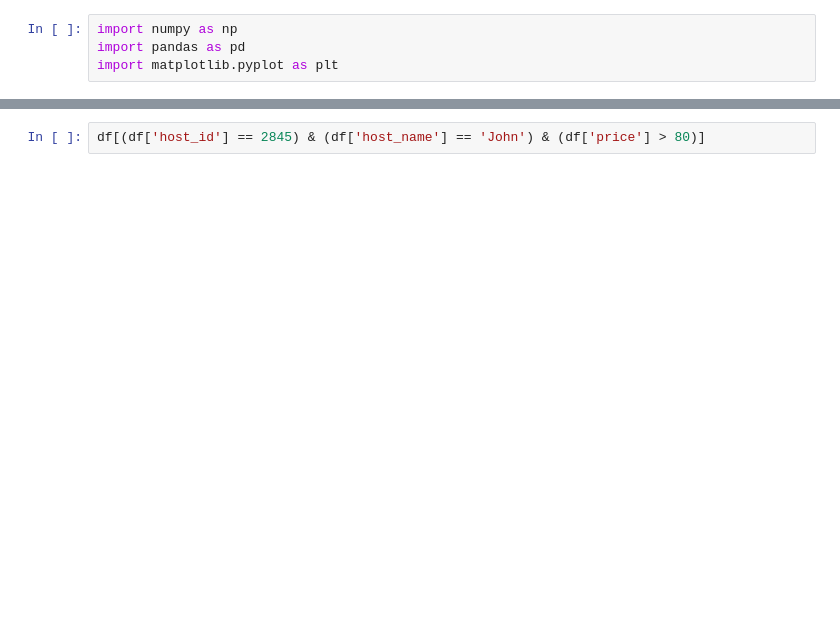
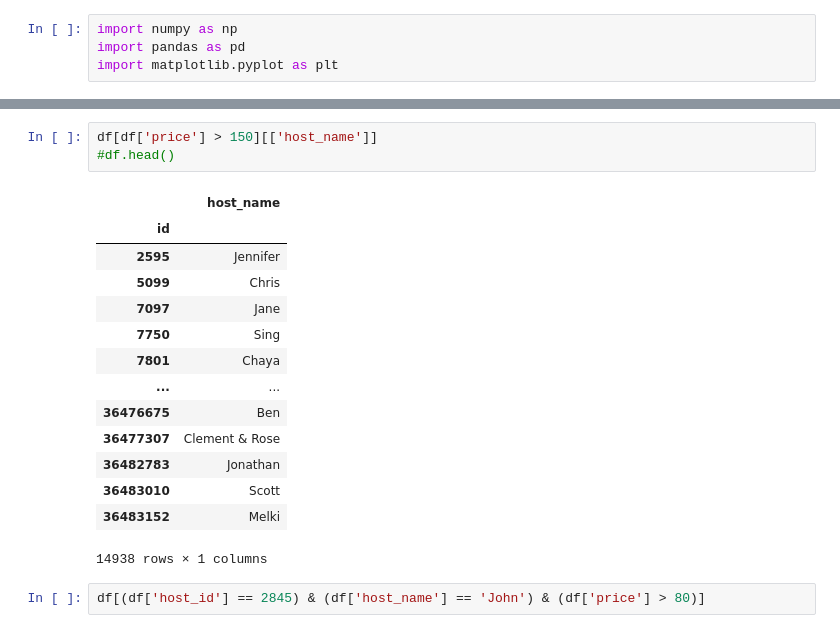
Before and after one commit to abhinavtx/Preprocessing_Learn, a Jupyter notebook: Numpy_Panda_Project/Project.ipynb, the cells around one changed output, grey strips where cells are left out. Cells and saved outputs as stored; diff of their text form; blank space fills up the shorter version.

```diff
--- a/Numpy_Panda_Project/Project.ipynb
+++ b/Numpy_Panda_Project/Project.ipynb
@@ -16,3 +37,21 @@ df.head()
+# %%
+df[df['price'] > 150][['host_name']]
+#df.head()
+# %% [output]
+|  | host_name |
+| id |  |
+| 2595 | Jennifer |
+| 5099 | Chris |
+| 7097 | Jane |
+| 7750 | Sing |
+| 7801 | Chaya |
+| ... | ... |
+| 36476675 | Ben |
+| 36477307 | Clement & Rose |
+| 36482783 | Jonathan |
+| 36483010 | Scott |
+| 36483152 | Melki |
+14938 rows × 1 columns
 # %%
 df[(df['host_id'] == 2845) & (df['host_name'] == 'John') & (df['price'] > 80)]
 # %% [output]
```
Also changed, not shown: parts of 10 cells of this notebook, 4 other files.
